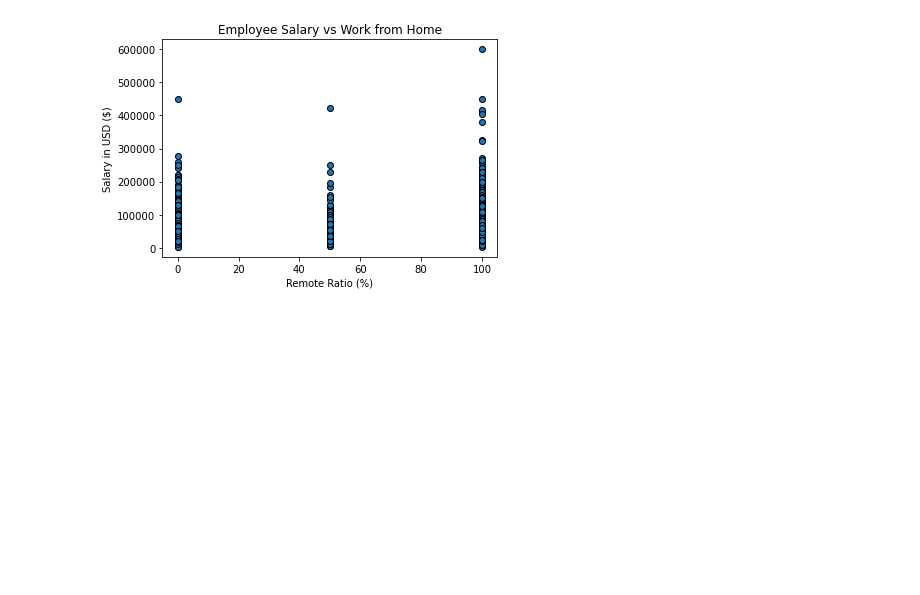
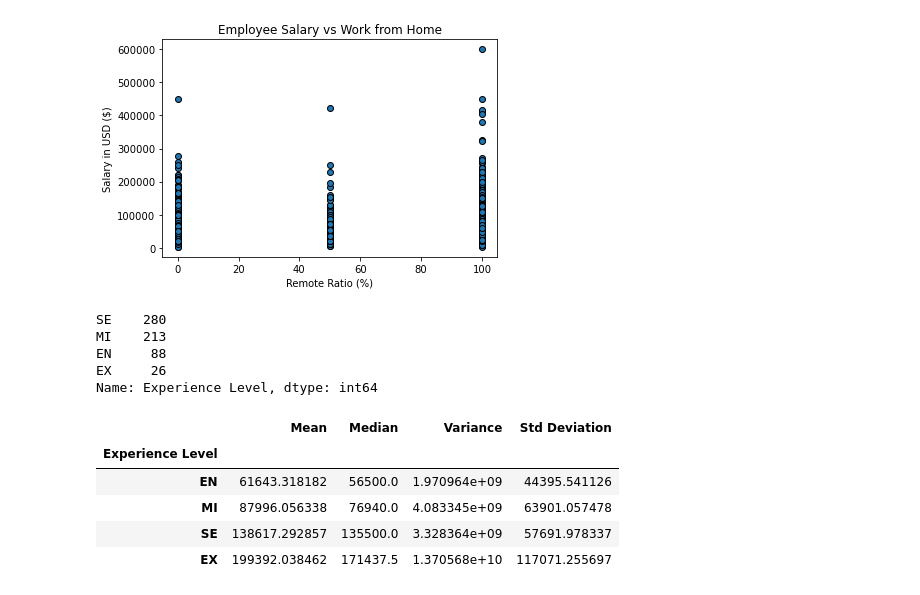
Before and after one commit to Prathima0808/project-one, a Jupyter notebook: Carl - Research Question 1.ipynb, the cells around one changed output. Cells and saved outputs as stored; diff of their text form; code cells hidden in the pictures; blank space fills up the shorter version.

```diff
--- a/Carl - Research Question 1.ipynb
+++ b/Carl - Research Question 1.ipynb
@@ -81,3 +82,34 @@ plt.title("Employee Salary vs Work from Home")
 # %% [output]
 Text(0.5, 1.0, 'Employee Salary vs Work from Home')
 [figure]
+# %%
+#EXPERIENCE LEVEL
+ds_renamed_df["Experience Level"].value_counts()
+# %% [output]
+SE    280
+MI    213
+EN     88
+EX     26
+Name: Experience Level, dtype: int64
+# %%
+exp_level = ds_renamed_df.groupby(["Experience Level"])
+
+salary2_mean = exp_level["Salary in USD"].mean()
+salary2_median = exp_level["Salary in USD"].median()
+salary2_var = exp_level["Salary in USD"].var()
+salary2_std = exp_level["Salary in USD"].std()
+
+salary_explevel_summary_df = pd.DataFrame({"Mean": salary2_mean,
+                         "Median": salary2_median,
+                         "Variance": salary2_var,
+                         "Std Deviation": salary2_std
+                          })
+
+salary_explevel_summary_df.reindex(["EN", "MI", "SE", "EX"])
+# %% [output]
+|  | Mean | Median | Variance | Std Deviation |
+| Experience Level |  |  |  |  |
+| EN | 61643.318182 | 56500.0 | 1.970964e+09 | 44395.541126 |
+| MI | 87996.056338 | 76940.0 | 4.083345e+09 | 63901.057478 |
+| SE | 138617.292857 | 135500.0 | 3.328364e+09 | 57691.978337 |
+| EX | 199392.038462 | 171437.5 | 1.370568e+10 | 117071.255697 |
```
Also changed, not shown: parts of 4 cells of this notebook.
